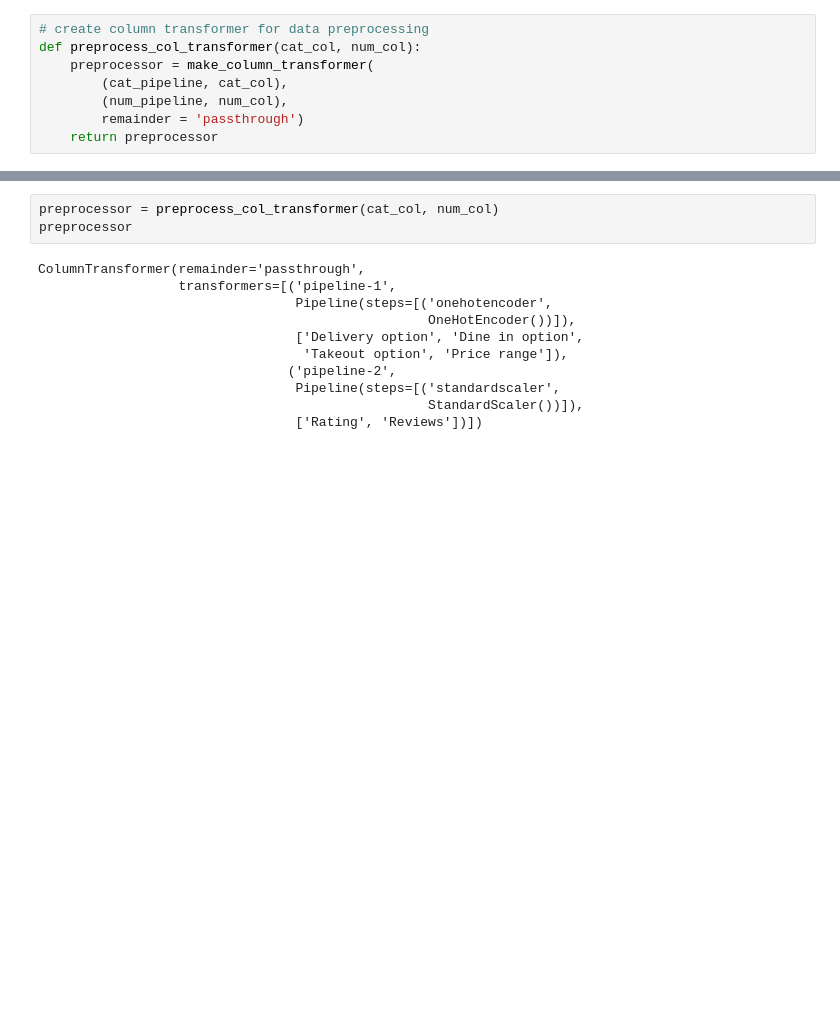
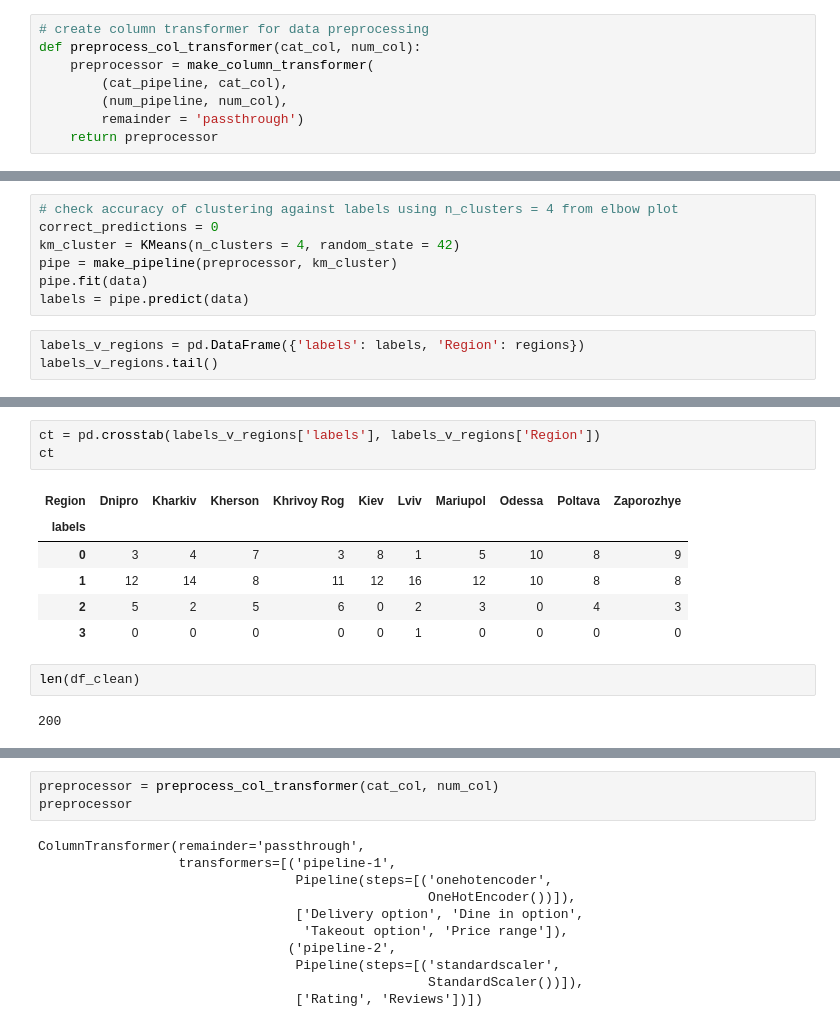
Before and after one commit to LenSin3/ukraine-coffee-shops, a Jupyter notebook: ukraine_coffee_shops.ipynb, the cells around one changed output, grey strips where cells are left out. Drawn from its saved outputs; the diff is of its cells as text; blank space fills up the shorter version.

```diff
--- a/ukraine_coffee_shops.ipynb
+++ b/ukraine_coffee_shops.ipynb
@@ -389,0 +417,10 @@ for i in k_range:
+# %%
+# check accuracy of clustering against labels using n_clusters = 4 from elbow plot
+correct_predictions = 0
+km_cluster = KMeans(n_clusters = 4, random_state = 42)
+pipe = make_pipeline(preprocessor, km_cluster)
+pipe.fit(data)
+labels = pipe.predict(data)
+# %%
+labels_v_regions = pd.DataFrame({'labels': labels, 'Region': regions})
+labels_v_regions.tail()
@@ -389,0 +434,14 @@ for i in k_range:
+# %%
+ct = pd.crosstab(labels_v_regions['labels'], labels_v_regions['Region'])
+ct
+# %% [output]
+| Region | Dnipro | Kharkiv | Kherson | Khrivoy Rog | Kiev | Lviv | Mariupol | Odessa | Poltava | Zaporozhye |
+| labels |  |  |  |  |  |  |  |  |  |  |
+| 0 | 3 | 4 | 7 | 3 | 8 | 1 | 5 | 10 | 8 | 9 |
+| 1 | 12 | 14 | 8 | 11 | 12 | 16 | 12 | 10 | 8 | 8 |
+| 2 | 5 | 2 | 5 | 6 | 0 | 2 | 3 | 0 | 4 | 3 |
+| 3 | 0 | 0 | 0 | 0 | 0 | 1 | 0 | 0 | 0 | 0 |
+# %%
+len(df_clean)
+# %% [output]
+200
```
Also changed, not shown: parts of 10 cells of this notebook.
